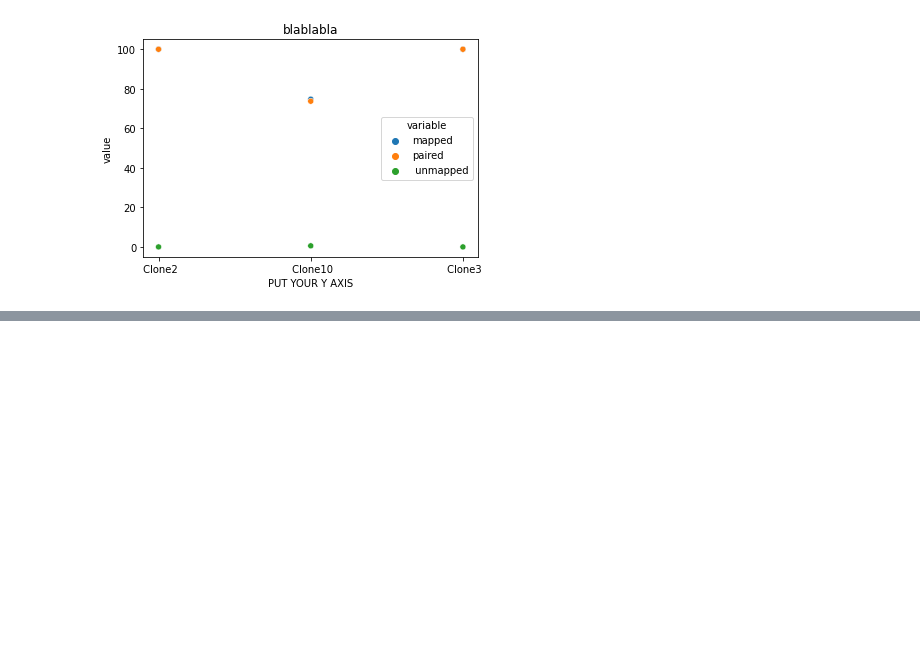
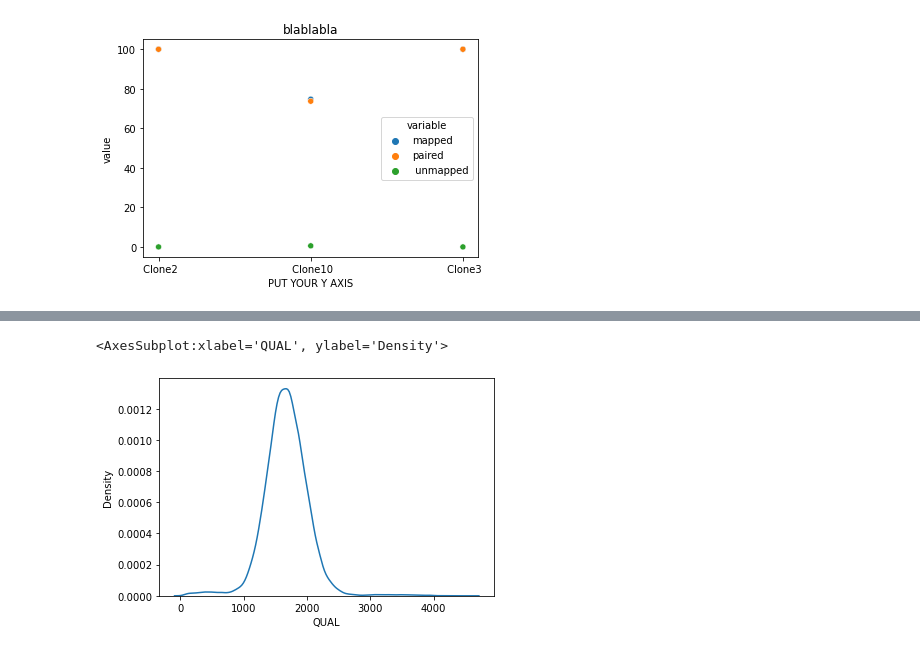
Before and after one commit to SouthGreenPlatform/-training_SV_teaching, a Jupyter notebook: Day2_Mapping_analysis.ipynb, the cells around one changed output, grey strips where cells are left out. Drawn from its saved outputs; the diff is of its cells as text; code cells hidden in the pictures; blank space fills up the shorter version.

Commit message:
Add vcf analysys + plot

```diff
--- a/Day2_Mapping_analysis.ipynb
+++ b/Day2_Mapping_analysis.ipynb
@@ -187,0 +354,5 @@ Text(0.5, 0, 'PUT YOUR Y AXIS')
+# %%
+qual_file="qual.lqual"
+df_qual = pd.read_csv(qual_file, index_col=False, sep="\t")
+print(df_qual)
+df_qual.describe()
@@ -187,0 +383,9 @@ Text(0.5, 0, 'PUT YOUR Y AXIS')
+# %%
+# Plot with seaborn
+import matplotlib.pyplot as plt
+import seaborn as sns
+
+sns.kdeplot(x="QUAL", data=df_qual)
+# %% [output]
+<AxesSubplot:xlabel='QUAL', ylabel='Density'>
+[figure, added]
```
Also changed, not shown: parts of 45 cells of this notebook.
